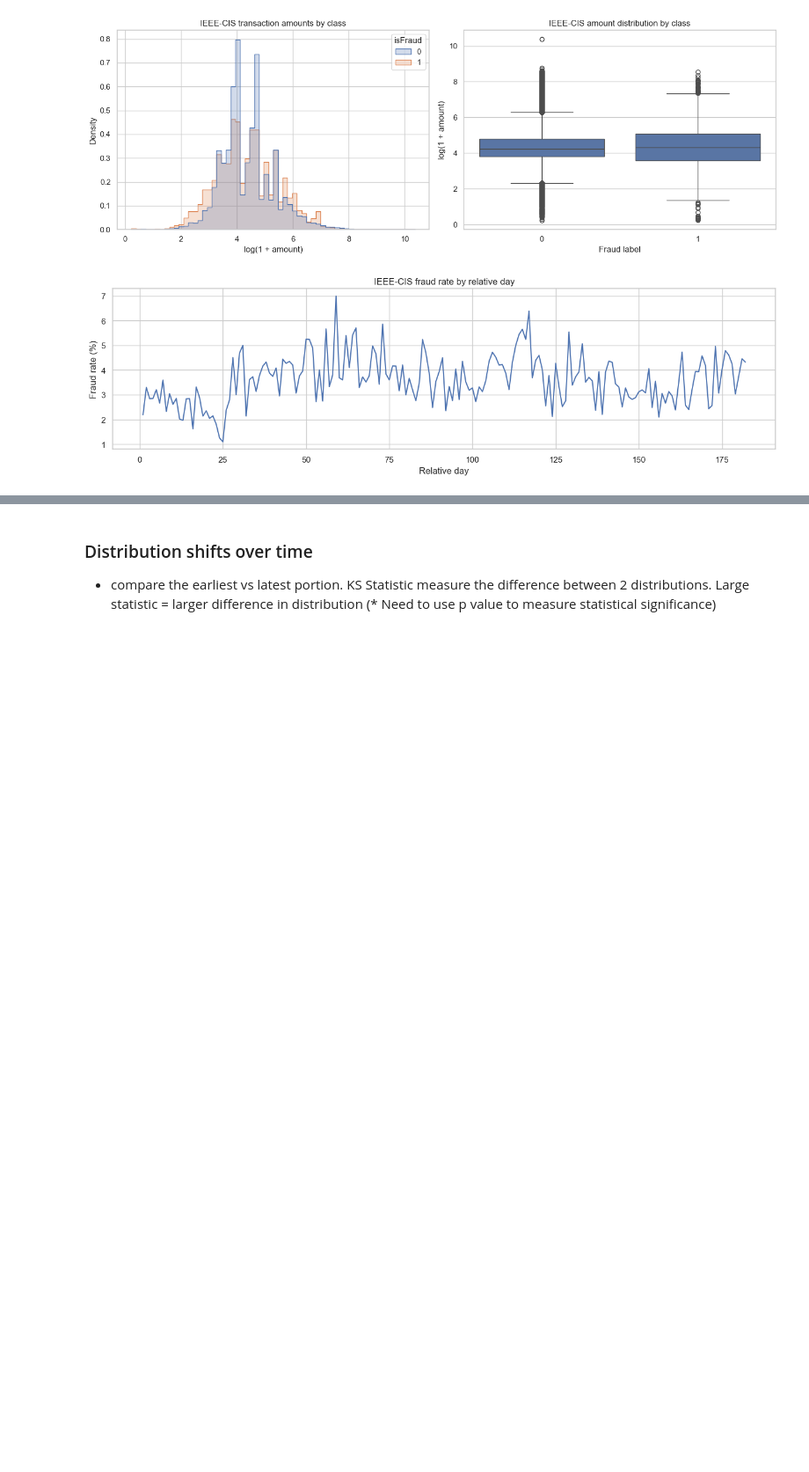
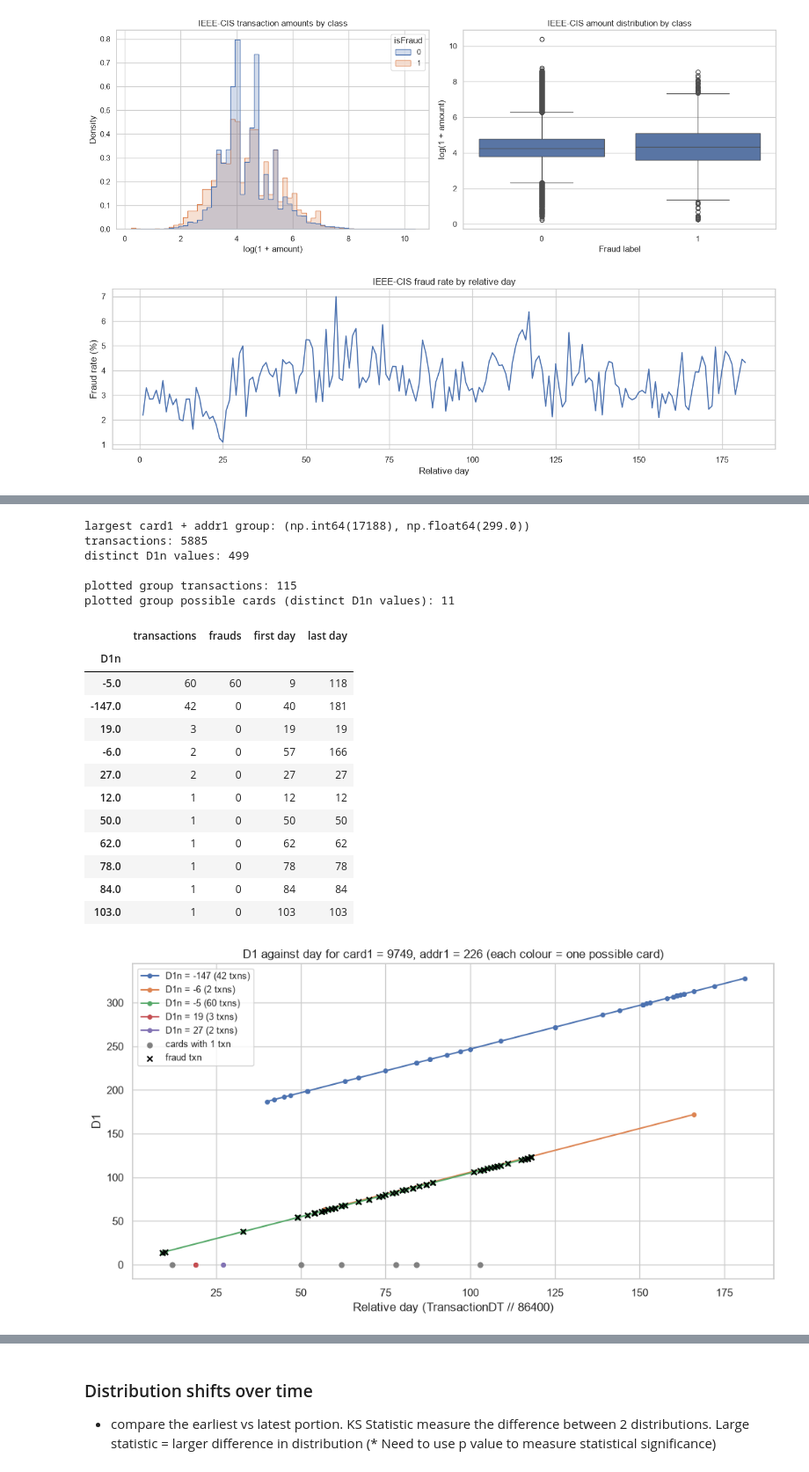
Before and after one commit to xman666888/bt4012-credit-card-fraud, a Jupyter notebook: notebooks/02_exploratory_analysis.ipynb, the cells around one changed output, grey strips where cells are left out. Shown at 88% size. Drawn from its saved outputs; the diff is of its cells as text; code cells hidden in the pictures; blank space fills up the shorter version.

```diff
--- a/notebooks/02_exploratory_analysis.ipynb
+++ b/notebooks/02_exploratory_analysis.ipynb
@@ -290,0 +470,79 @@ for column in ["ProductCD", "card1", "card2", "card3", "card4","card5", "card6",
+# %%
+# 3. D1 against day
+
+# relative_day was already calculated in the transaction amount section above
+ieee["D1n"] = ieee["relative_day"] - ieee["D1"]
+
+# number of transactions and possible cards (distinct D1n values) in each card1 + addr1 group
+groups = ieee.groupby(["card1", "addr1"]).agg(txns=("D1n", "size"), possible_cards=("D1n", "nunique"))
+
+largest = groups["txns"].idxmax()
+print("largest card1 + addr1 group:", largest)
+print("transactions:", groups.loc[largest, "txns"])
+print("distinct D1n values:", groups.loc[largest, "possible_cards"])
+
+# the largest group has too many cards to plot clearly, so pick a group with 10-30 possible cards
+# and many transactions per card
+readable = groups[groups["possible_cards"].between(10, 30)]
+card1_value, addr1_value = (readable["txns"] / readable["possible_cards"]).idxmax()
+
+group = ieee[(ieee["card1"] == card1_value) & (ieee["addr1"] == addr1_value)]
+
+# list the possible cards (D1n values) in this group
+cards_in_group = group.groupby("D1n").agg(
+    transactions=("D1", "size"),
+    frauds=("isFraud", "sum"),
+    first_day=("relative_day", "min"),
+    last_day=("relative_day", "max")
+).sort_values("transactions", ascending=False)
+cards_in_group = cards_in_group.rename(columns={"first_day": "first day", "last_day": "last day"})
+
+print("\nplotted group transactions:", len(group))
+print("plotted group possible cards (distinct D1n values):", len(cards_in_group))
+display(cards_in_group)
+
+
+# plot each possible card in its own colour, joining its transactions in time order
+plt.figure(figsize=(10, 5.5))
+
+for d1n, card in group.sort_values("relative_day").groupby("D1n"):
+    if len(card) > 1:
+        plt.plot(card["relative_day"], card["D1"], marker="o", markersize=4, linewidth=1.5,
+                 label=f"D1n = {d1n:.0f} ({len(card)} txns)")
+    else:
+        # cards with only one transaction are shown as grey dots
+        plt.scatter(card["relative_day"], card["D1"], color="grey", s=25)
+
+# extra legend entries for the grey dots and the fraud markers
+plt.scatter([], [], color="grey", s=25, label="cards with 1 txn")
+
+fraud = group[group["isFraud"] == 1]
+plt.scatter(fraud["relative_day"], fraud["D1"], marker="x", color="black", s=30, zorder=3, label="fraud txn")
+
+plt.xlabel("Relative day (TransactionDT // 86400)")
+plt.ylabel("D1")
+plt.title(f"D1 against day for card1 = {card1_value}, addr1 = {addr1_value:.0f} (each colour = one possible card)")
+plt.legend(loc="upper left", fontsize=9)
+plt.tight_layout()
+plt.show()
+# %% [output]
+largest card1 + addr1 group: (np.int64(17188), np.float64(299.0))
+transactions: 5885
+distinct D1n values: 499
+
+plotted group transactions: 115
+plotted group possible cards (distinct D1n values): 11
+|  | transactions | frauds | first day | last day |
+| D1n |  |  |  |  |
+| -5.0 | 60 | 60 | 9 | 118 |
+| -147.0 | 42 | 0 | 40 | 181 |
+| 19.0 | 3 | 0 | 19 | 19 |
+| -6.0 | 2 | 0 | 57 | 166 |
+| 27.0 | 2 | 0 | 27 | 27 |
+| 12.0 | 1 | 0 | 12 | 12 |
+| 50.0 | 1 | 0 | 50 | 50 |
+| 62.0 | 1 | 0 | 62 | 62 |
+| 78.0 | 1 | 0 | 78 | 78 |
+| 84.0 | 1 | 0 | 84 | 84 |
+| 103.0 | 1 | 0 | 103 | 103 |
+[figure, added]
```
Also changed, not shown: parts of 21 cells of this notebook, 1 other file.
